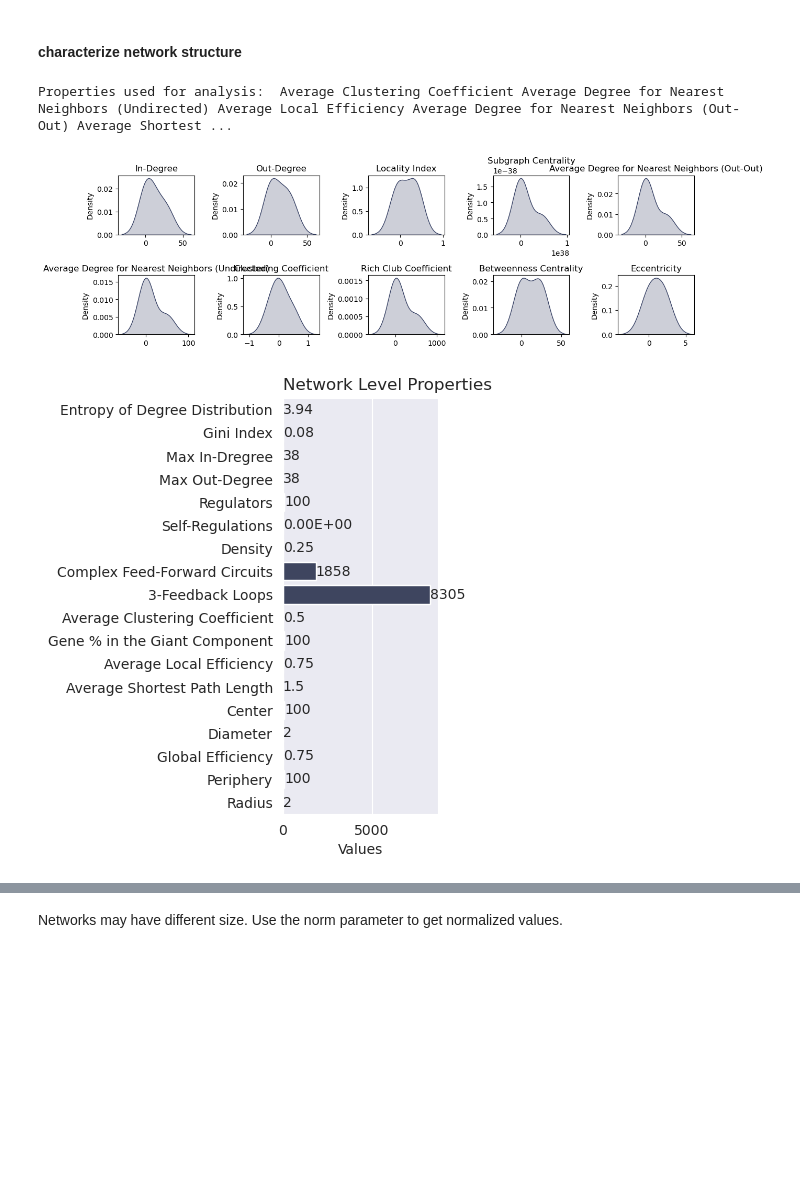
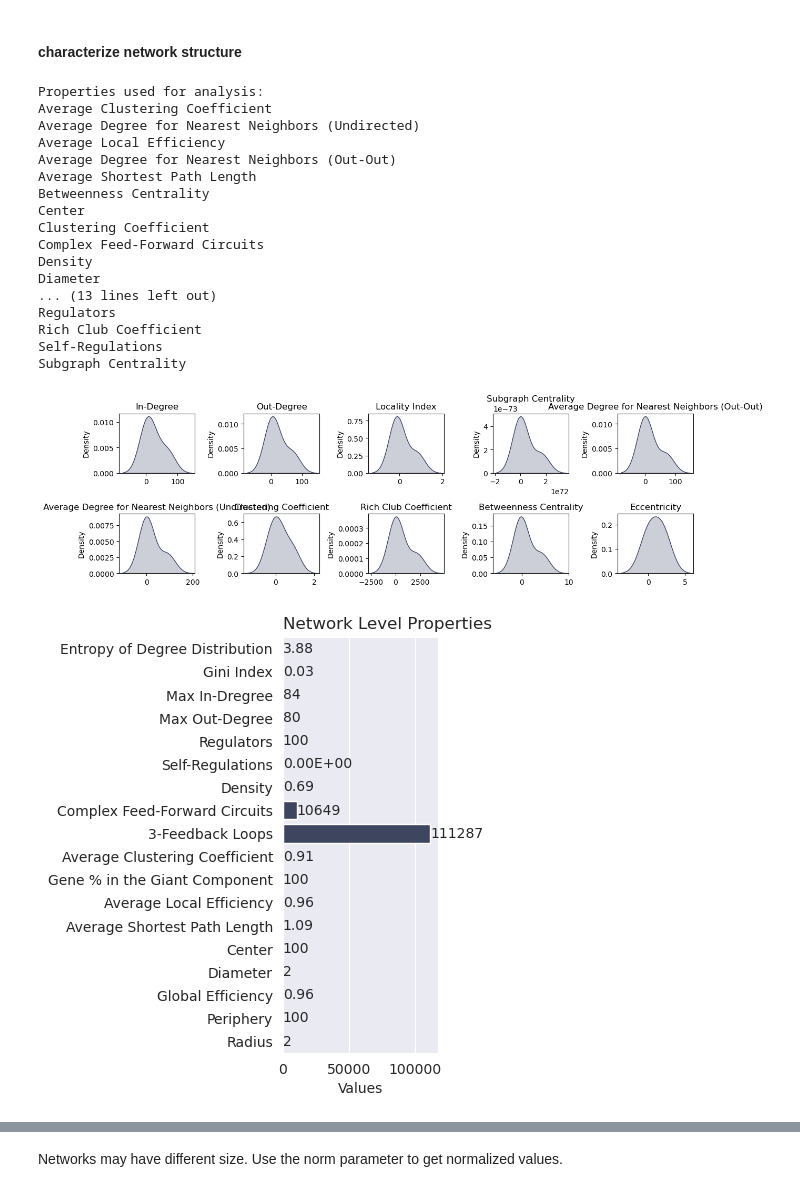
Before and after one commit to freyrelab/netective, a Jupyter notebook: docs/module_tutorial.ipynb, the cells around one changed output, grey strips where cells are left out. Drawn from its saved outputs; the diff is of its cells as text; code cells hidden in the pictures; blank space fills up the shorter version.

```diff
--- a/docs/module_tutorial.ipynb
+++ b/docs/module_tutorial.ipynb
@@ -43,12 +43,28 @@ from scipy.stats import spearmanr
 # %%
 from netective import characterize_network
 
 # Let's create a random network to characterize
-G = nx.erdos_renyi_graph(100, 0.3, directed=True)
+G = nx.erdos_renyi_graph(100, 0.7, directed=True)
 
 # Characterize the network is as simple as calling the function with the network and an identifier as arguments
 characterize_network(G, "my_network")
 # %% [output]
-Properties used for analysis:  Average Clustering Coefficient Average Degree for Nearest Neighbors (Undirected) Average Local Efficiency Average Degree for Nearest Neighbors (Out-Out) Average Shortest ...
+Properties used for analysis:
+Average Clustering Coefficient
+Average Degree for Nearest Neighbors (Undirected)
+Average Local Efficiency
+Average Degree for Nearest Neighbors (Out-Out)
+Average Shortest Path Length
+Betweenness Centrality
+Center
+Clustering Coefficient
+Complex Feed-Forward Circuits
+Density
+Diameter
+... (13 lines left out)
+Regulators
+Rich Club Coefficient
+Self-Regulations
+Subgraph Centrality
-[figure, old version]
+[figure, new version]
-[figure, old version]
+[figure, new version]
```
Also changed, not shown: parts of 8 cells of this notebook, 3 other files.
